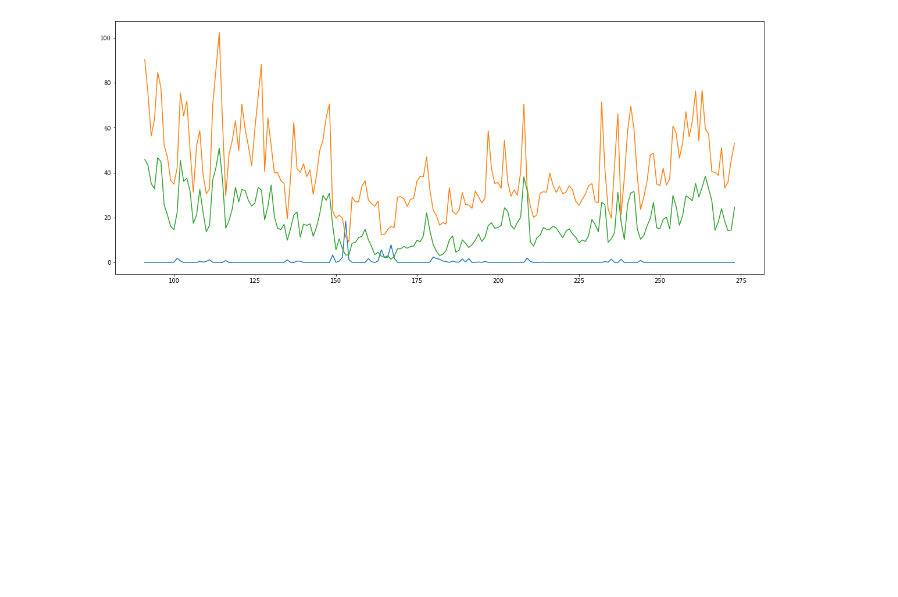
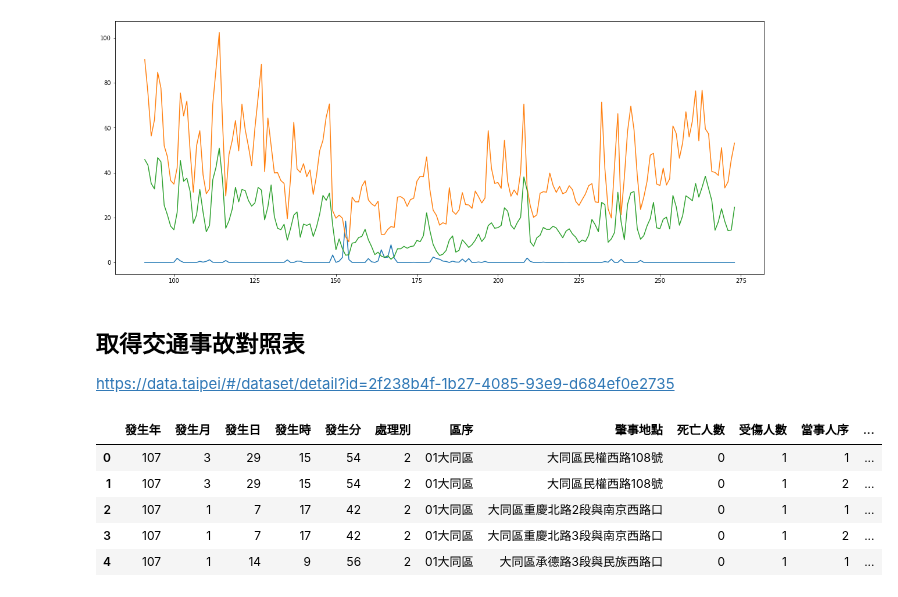
Before and after one commit to jiangsir/PythonBasic, a Jupyter notebook: Pandas基礎用法.ipynb, the cells around one changed output. Saved outputs shown, nothing was run; the diff lists cells and outputs as text; code cells hidden in the pictures; blank space fills up the shorter version.

```diff
--- a/Pandas基礎用法.ipynb
+++ b/Pandas基礎用法.ipynb
@@ -255,3 +622,27 @@ dfrf.head()
 | 95 | 2017/04/06 | 南投 | RAINFALL | 0.0 | 0 | 0.0 | 0.0 | 0 | 0.0 | 0.0 | ... | ... |
 5 rows × 28 columns
 [figure]
+# %% [markdown]
+## 取得交通事故對照表
+
+https://data.taipei/#/dataset/detail?id=2f238b4f-1b27-4085-93e9-d684ef0e2735
+# %%
+import requests
+
+res = requests.get('https://data.taipei/api/getDatasetInfo/downloadResource?id=2f238b4f-1b27-4085-93e9-d684ef0e2735&rid=ea731a84-e4a1-4523-b981-b733beddbc1f')
+
+filename = '107年-臺北市A1及A2類交通事故明細.csv'
+
+with open(filename, 'wb') as f:
+    f.write(res.content)
+
+
+df = pd.read_csv(filename, encoding='big5')
+df.head()
+# %% [output]
+|  | 發生年 | 發生月 | 發生日 | 發生時 | 發生分 | 處理別 | 區序 | 肇事地點 | 死亡人數 | 受傷人數 | 當事人序 | ... |
+| 0 | 107 | 3 | 29 | 15 | 54 | 2 | 01大同區 | 大同區民權西路108號 | 0 | 1 | 1 | ... |
+| 1 | 107 | 3 | 29 | 15 | 54 | 2 | 01大同區 | 大同區民權西路108號 | 0 | 1 | 2 | ... |
+| 2 | 107 | 1 | 7 | 17 | 42 | 2 | 01大同區 | 大同區重慶北路2段與南京西路口 | 0 | 1 | 1 | ... |
+| 3 | 107 | 1 | 7 | 17 | 42 | 2 | 01大同區 | 大同區重慶北路3段與南京西路口 | 0 | 1 | 2 | ... |
+| 4 | 107 | 1 | 14 | 9 | 56 | 2 | 01大同區 | 大同區承德路3段與民族西路口 | 0 | 1 | 1 | ... |
```
Also changed, not shown: parts of 22 cells of this notebook, 1 other file.
